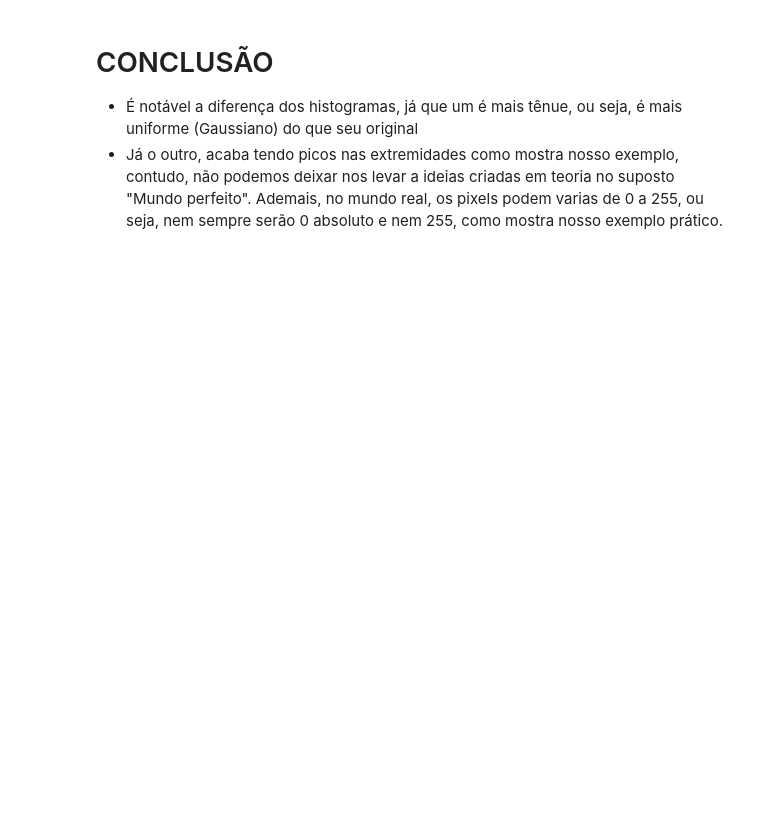
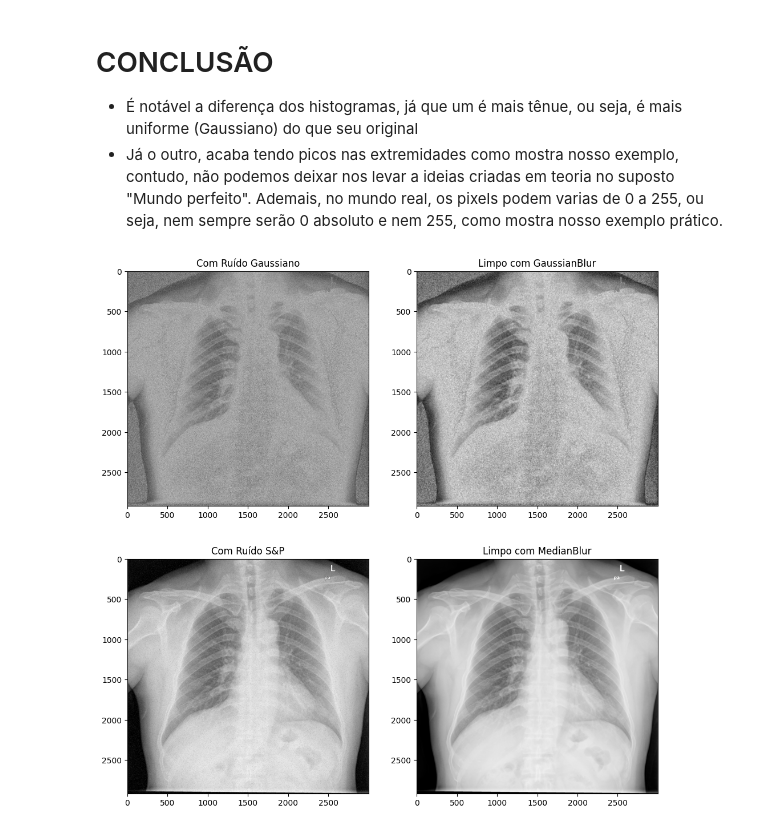
Before and after one commit to ianfeltrin/PyMIP-project, a Jupyter notebook: notebooks/analise_filtros.ipynb, the cells around one changed output. Cells and saved outputs as stored; diff of their text form; code cells hidden in the pictures; blank space fills up the shorter version.

```diff
--- a/notebooks/analise_filtros.ipynb
+++ b/notebooks/analise_filtros.ipynb
@@ -137,3 +163,13 @@ plt.show()
 # CONCLUSÃO
  * É notável a diferença dos histogramas, já que um é mais tênue, ou seja, é mais uniforme (Gaussiano) do que seu original
  * Já o outro, acaba tendo picos nas extremidades como mostra nosso exemplo, contudo, não podemos deixar nos levar a ideias criadas em teoria no suposto "Mundo perfeito". Ademais, no mundo real, os pixels podem varias de 0 a 255, ou seja, nem sempre serão 0 absoluto e nem 255, como mostra nosso exemplo prático.
+# %%
+plt.figure(figsize=(12, 12))
+plt.subplot(2, 2, 1); plt.imshow(noisy_image_gaussian, cmap='gray'); plt.title('Com Ruído Gaussiano')
+plt.subplot(2, 2, 2); plt.imshow(cleaned_gaussian, cmap='gray'); plt.title('Limpo com GaussianBlur')
+plt.subplot(2, 2, 3); plt.imshow(noisy_image_sp, cmap='gray'); plt.title('Com Ruído S&P')
+plt.subplot(2, 2, 4); plt.imshow(cleaned_median_sp, cmap='gray'); plt.title('Limpo com MedianBlur')
+plt.savefig('../data/processed/clean_images.png')
+plt.show()
+# %% [output]
+[figure, added]
```
Also changed, not shown: parts of 3 cells of this notebook, 1 other file.
